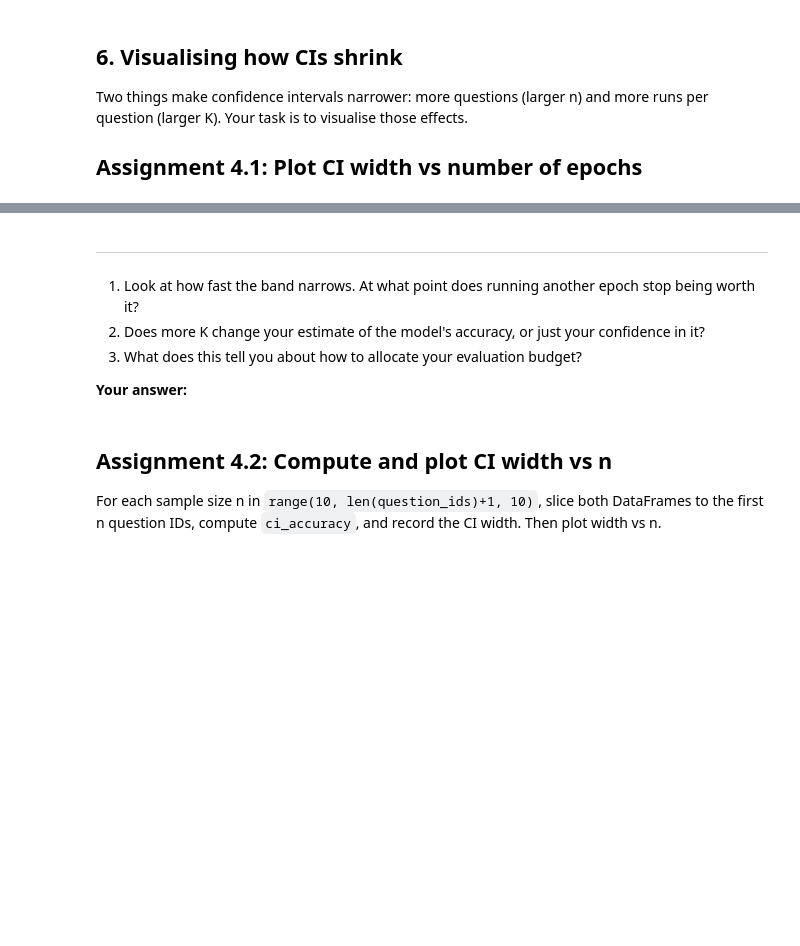
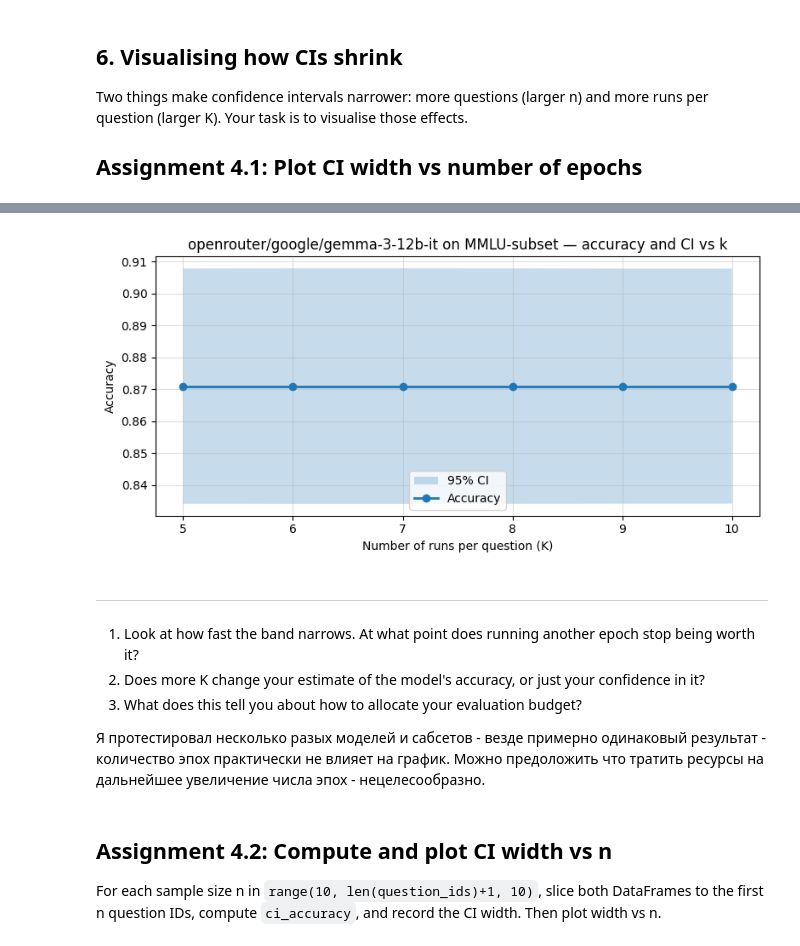
Before and after one commit to vladmesh/inspect_ai, a Jupyter notebook: inspect_ai_tutorial_week_2.ipynb, the cells around one changed output, grey strips where cells are left out. Drawn from its saved outputs; the diff is of its cells as text; code cells hidden in the pictures; blank space fills up the shorter version.

```diff
--- a/inspect_ai_tutorial_week_2.ipynb
+++ b/inspect_ai_tutorial_week_2.ipynb
@@ -207,8 +211,16 @@ def log_to_df(log: EvalLog) -> pd.DataFrame:
 
     The choice() scorer stores the result as "C" (correct) or "I" (incorrect).
     """
-    # YOUR CODE HERE
-    raise NotImplementedError
+    rows = [
+        {
+            "id":      sample.id,
+            "epoch":   sample.epoch,
+            "score":   1 if sample.scores["choice"].value == "C" else 0,
+            "subject": (sample.metadata or {}).get("subject"),
+        }
+        for sample in log.samples
+    ]
+    return pd.DataFrame(rows)
 
 # =================================== TESTS ===================================
 df_test = log_to_df(log)
@@ -340,12 +366,21 @@ runs per question (larger K). Your task is to visualise those effects.
 
 ## Assignment 4.1: Plot CI width vs number of epochs
 # %%
-k_values    = [5, 6, 7, 8, 9, 10]
-accuracies    = []
-ci_lowers     = []
-ci_uppers     = []
+k_values   = [5, 6, 7, 8, 9, 10]
+accuracies = []
+ci_lowers  = []
+ci_uppers  = []
 
-# YOUR CODE HERE
+
+logs_k = eval(mmlu_subset(MY_SUBSET), model=MODEL_A, epochs=max(k_values))
+df_k   = log_to_df(logs_k[0])
+
+for k in k_values:
+    df_sub = df_k[df_k["epoch"] <= k]        # первые k эпох каждого вопроса
+    lo, p, hi = ci_accuracy(df_sub)
+    accuracies.append(p)
+    ci_lowers.append(lo)
+    ci_uppers.append(hi)
 
 plt.figure(figsize=(8, 4))
 plt.fill_between(k_values, ci_lowers, ci_uppers, alpha=0.25, label="95% CI")
@@ -357,3 +392,4 @@ plt.legend()
 plt.grid(True, alpha=0.4)
 plt.tight_layout()
 plt.show()
+# %% [output]
@@ -360,3 +398,4 @@ plt.show()
+[figure, added]
 # %% [markdown]
 ---
 1. Look at how fast the band narrows.
@@ -364,7 +403,7 @@ plt.show()
 2. Does more K change your estimate of the model's accuracy, or just your confidence in it?
 3. What does this tell you about how to allocate your evaluation budget?
 
-**Your answer:**
+Я протестировал несколько разых моделей и сабсетов - везде примерно одинаковый результат - количество эпох практически не влияет на график. Можно предоложить что тратить ресурсы на дальнейшее увеличение числа эпох - нецелесообразно.
 # %% [markdown]
 ## Assignment 4.2: Compute and plot CI width vs n
 
```
Also changed, not shown: parts of 5 cells of this notebook.
